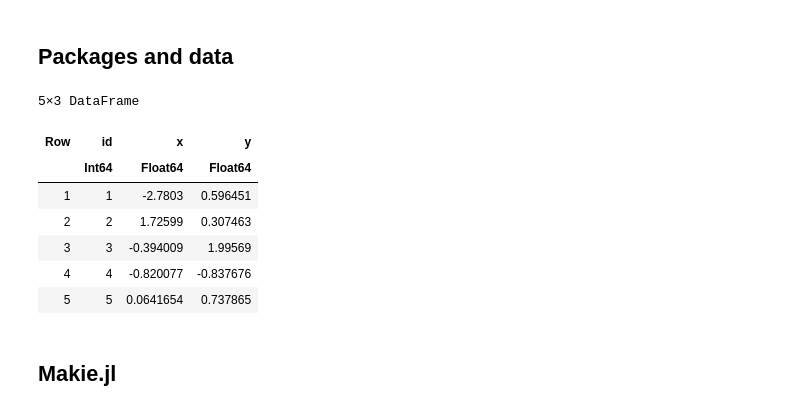
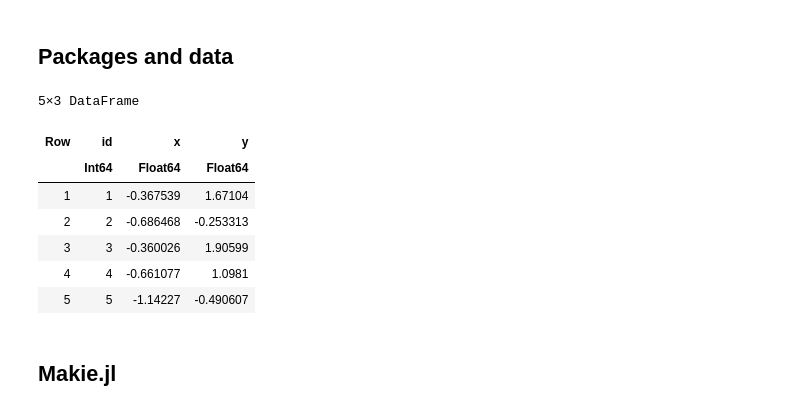
Before and after one commit to ErickChacon/julia-tutorial, a Jupyter notebook: notebooks/30-makie.ipynb, the cells around one changed output. Drawn from its saved outputs; the diff is of its cells as text; code cells hidden in the pictures.

```diff
--- a/notebooks/30-makie.ipynb
+++ b/notebooks/30-makie.ipynb
@@ -11,19 +11,22 @@ high-level packages written over Makie.jl to make coding easier:
 # %%
 using DataFrames
 using CairoMakie
 using AlgebraOfGraphics
+import Random
+
+Random.seed!(11)
 
 df = DataFrame(id = 1:100, x = randn(100), y = randn(100))
 first(df, 5)
 # %% [output]
 5×3 DataFrame
 | Row | id | x | y |
 |  | Int64 | Float64 | Float64 |
-| 1 | 1 | -2.7803 | 0.596451 |
-| 2 | 2 | 1.72599 | 0.307463 |
-| 3 | 3 | -0.394009 | 1.99569 |
-| 4 | 4 | -0.820077 | -0.837676 |
-| 5 | 5 | 0.0641654 | 0.737865 |
+| 1 | 1 | -0.367539 | 1.67104 |
+| 2 | 2 | -0.686468 | -0.253313 |
+| 3 | 3 | -0.360026 | 1.90599 |
+| 4 | 4 | -0.661077 | 1.0981 |
+| 5 | 5 | -1.14227 | -0.490607 |
 # %% [markdown]
 ## Makie.jl
 # %% [markdown]
```
Also changed, not shown: parts of 17 cells of this notebook, 9 other files.
